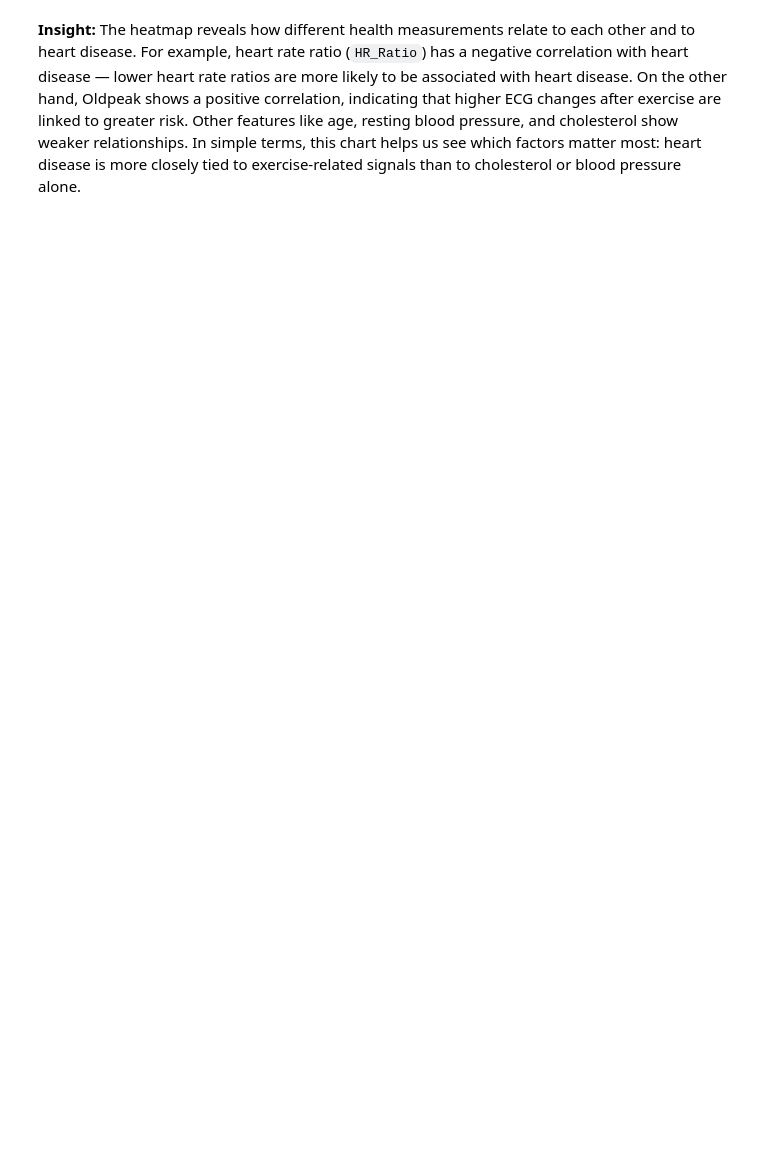
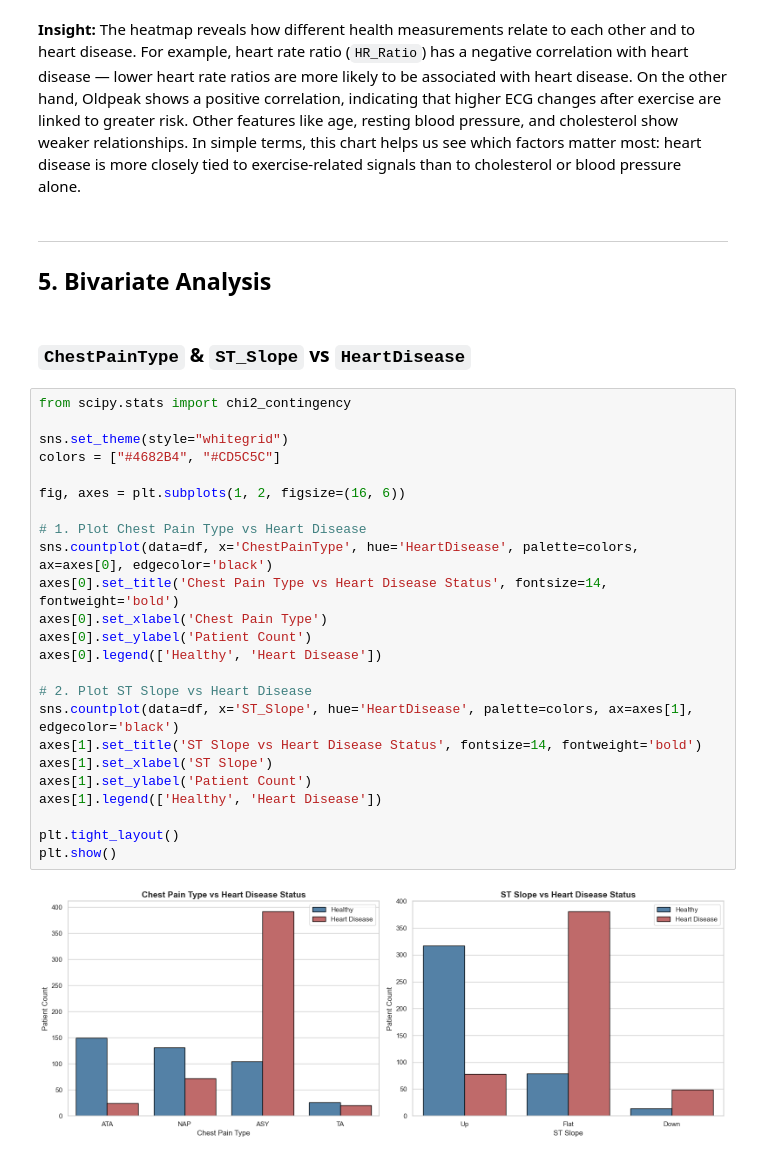
Before and after one commit to NFP-05/heart-disease-prediction, a Jupyter notebook: notebooks/EDA_Heart_Disease.ipynb, the cells around one changed output. Cells and saved outputs as stored; diff of their text form; blank space fills up the shorter version.

```diff
--- a/notebooks/EDA_Heart_Disease.ipynb
+++ b/notebooks/EDA_Heart_Disease.ipynb
@@ -338,3 +469,34 @@ positive correlation, indicating that higher ECG changes after exercise are link
 features like age, resting blood pressure, and cholesterol show weaker relationships. In simple terms, this
 chart helps us see which factors matter most: heart disease is more closely tied to exercise-related signals
 than to cholesterol or blood pressure alone.
+# %% [markdown]
+---
+## 5. Bivariate Analysis
+# %% [markdown]
+### `ChestPainType` & `ST_Slope` vs `HeartDisease`
+# %%
+from scipy.stats import chi2_contingency
+
+sns.set_theme(style="whitegrid")
+colors = ["#4682B4", "#CD5C5C"]
+
+fig, axes = plt.subplots(1, 2, figsize=(16, 6))
+
+# 1. Plot Chest Pain Type vs Heart Disease
+sns.countplot(data=df, x='ChestPainType', hue='HeartDisease', palette=colors, ax=axes[0], edgecolor='black')
+axes[0].set_title('Chest Pain Type vs Heart Disease Status', fontsize=14, fontweight='bold')
+axes[0].set_xlabel('Chest Pain Type')
+axes[0].set_ylabel('Patient Count')
+axes[0].legend(['Healthy', 'Heart Disease'])
+
+# 2. Plot ST Slope vs Heart Disease
+sns.countplot(data=df, x='ST_Slope', hue='HeartDisease', palette=colors, ax=axes[1], edgecolor='black')
+axes[1].set_title('ST Slope vs Heart Disease Status', fontsize=14, fontweight='bold')
+axes[1].set_xlabel('ST Slope')
+axes[1].set_ylabel('Patient Count')
+axes[1].legend(['Healthy', 'Heart Disease'])
+
+plt.tight_layout()
+plt.show()
+# %% [output]
+[figure, added]
```
Also changed, not shown: parts of 38 cells of this notebook.
